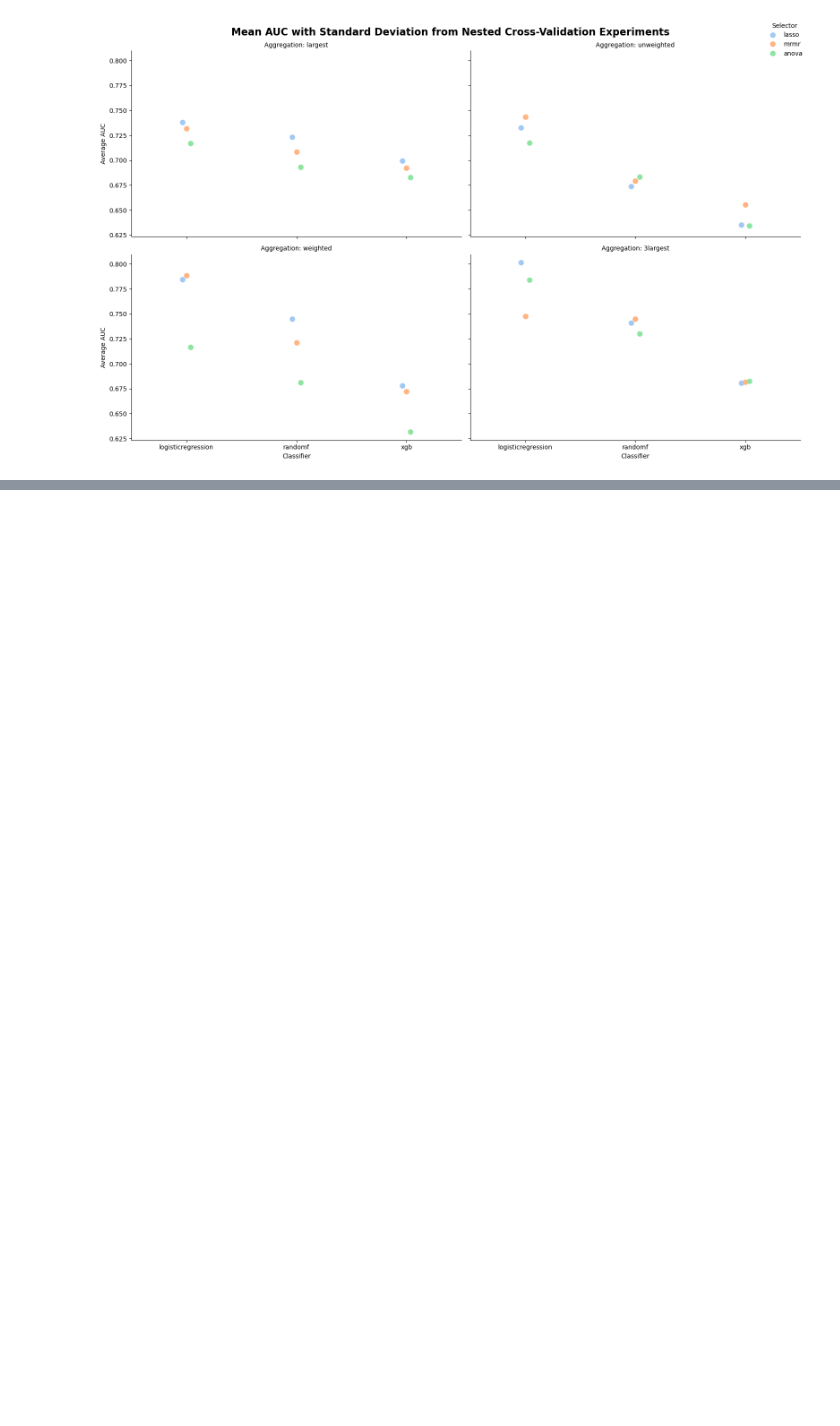
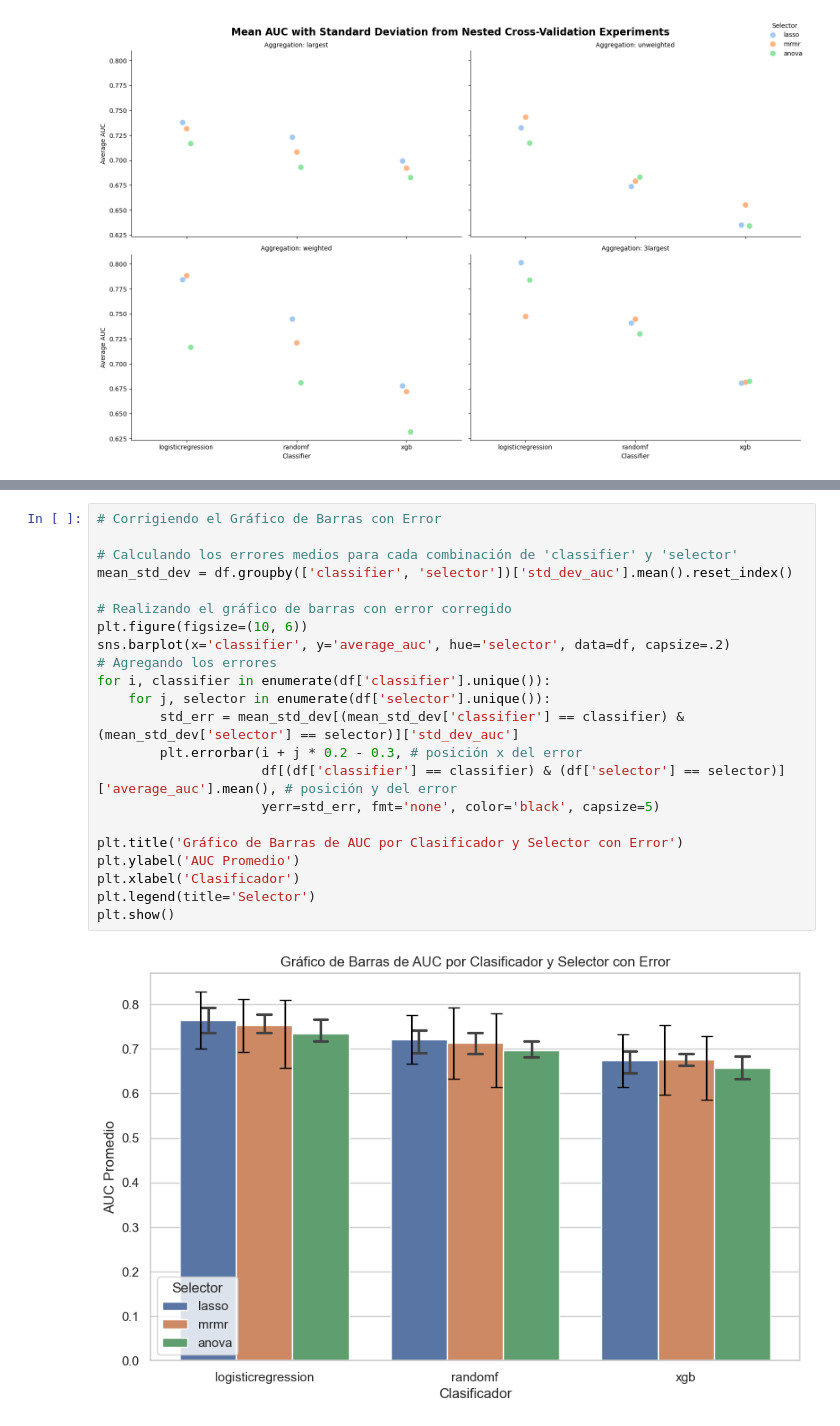
Before and after one commit to laiacoronas/predicting_immunotherapy_response, a Jupyter notebook: plot_resultsradiomics.ipynb, the cells around one changed output, grey strips where cells are left out. Cells and saved outputs as stored; diff of their text form; blank space fills up the shorter version.

```diff
--- a/plot_resultsradiomics.ipynb
+++ b/plot_resultsradiomics.ipynb
@@ -147,0 +167,24 @@ The `join` parameter is deprecated and will be removed in v0.15.0. You can remov
+# %%
+# Corrigiendo el Gráfico de Barras con Error
+
+# Calculando los errores medios para cada combinación de 'classifier' y 'selector'
+mean_std_dev = df.groupby(['classifier', 'selector'])['std_dev_auc'].mean().reset_index()
+
+# Realizando el gráfico de barras con error corregido
+plt.figure(figsize=(10, 6))
+sns.barplot(x='classifier', y='average_auc', hue='selector', data=df, capsize=.2)
+# Agregando los errores
+for i, classifier in enumerate(df['classifier'].unique()):
+    for j, selector in enumerate(df['selector'].unique()):
+        std_err = mean_std_dev[(mean_std_dev['classifier'] == classifier) & (mean_std_dev['selector'] == selector)]['std_dev_auc']
+        plt.errorbar(i + j * 0.2 - 0.3, # posición x del error
+                     df[(df['classifier'] == classifier) & (df['selector'] == selector)]['average_auc'].mean(), # posición y del error
+                     yerr=std_err, fmt='none', color='black', capsize=5)
+
+plt.title('Gráfico de Barras de AUC por Clasificador y Selector con Error')
+plt.ylabel('AUC Promedio')
+plt.xlabel('Clasificador')
+plt.legend(title='Selector')
+plt.show()
+# %% [output]
+[figure, added]
```
Also changed, not shown: parts of 11 cells of this notebook, 3 other files.
